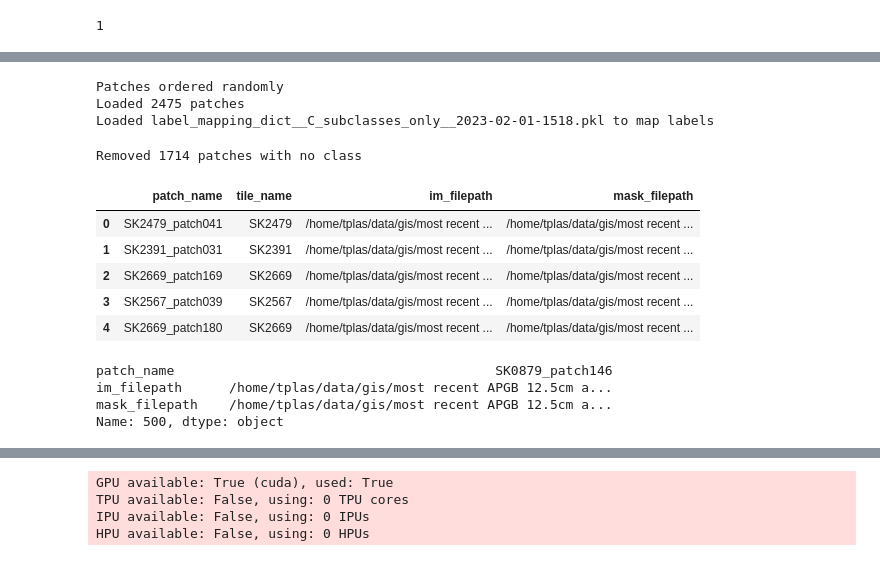
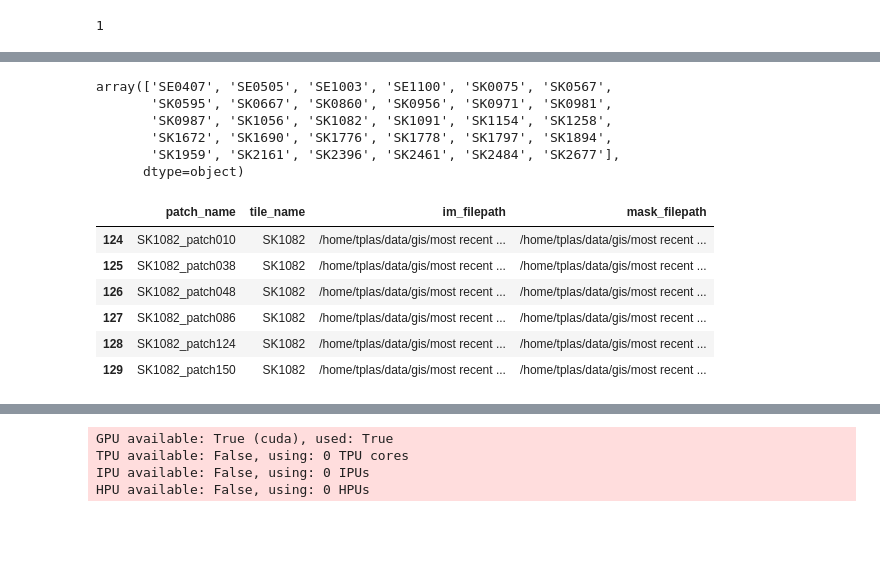
Before and after one commit to pdnpa/cnn-land-cover, a Jupyter notebook: notebooks/Evaluate trained network.ipynb, the cells around one changed output, grey strips where cells are left out. Drawn from its saved outputs; the diff is of its cells as text; code cells hidden in the pictures; blank space fills up the shorter version.

```diff
--- a/notebooks/Evaluate trained network.ipynb
+++ b/notebooks/Evaluate trained network.ipynb
@@ -298,49 +312,0 @@ Length of dataset: 761
-# %%
-## Patches of eval data set:
-# dir_im_patches = '/home/tplas/data/gis/most recent APGB 12.5cm aerial/evaluation_tiles/images'
-# dir_mask_patches = '/home/tplas/data/gis/most recent APGB 12.5cm aerial/evaluation_tiles/masks_80s/'
-# dir_mask_patches_2 = '/home/tplas/data/gis/most recent APGB 12.5cm aerial/evaluation_tiles/masks_2022/'
-
-## Training data:
-dir_im_patches = '/home/tplas/data/gis/most recent APGB 12.5cm aerial/CDE_training_tiles/images'
-dir_mask_patches_2 = '/home/tplas/data/gis/most recent APGB 12.5cm aerial/CDE_training_tiles/masks/'
-
-# path_mapping_dict = '/home/tplas/repos/cnn-land-cover/content/label_mapping_dicts/label_mapping_dict__main_categories__2022-11-17-1512.pkl'
-path_mapping_dict = '/home/tplas/repos/cnn-land-cover/content/label_mapping_dicts/label_mapping_dict__C_subclasses_only__2023-02-01-1518.pkl'
-
-assert LCU.dict_training_details['n_classes'] == 6
-
-# Create DS with just 1 set of masks:
-test_ds = lcm.DataSetPatches(im_dir=dir_im_patches, mask_dir=dir_mask_patches_2,
-                            # mask_suffix='_lc_2022_mask.npy',
-                            mask_suffix='_lc_80s_mask.npy',
-                            preprocessing_func=LCU.preprocessing_func, path_mapping_dict=path_mapping_dict,
-                            shuffle_order_patches=True, relabel_masks=True,
-                            subsample_patches=False, frac_subsample=.2)
-test_ds.remove_no_class_patches()
-## Create DS with 2 sets of masks:
-# test_ds = lcm.DataSetPatchesTwoMasks(im_dir=dir_im_patches, mask_dir=dir_mask_patches,
-#                             mask_suffix='_lc_80s_mask.npy',
-#                             mask_dir_2=dir_mask_patches_2,
-#                             mask_suffix_2='_lc_2022_mask.npy',
-#                             preprocessing_func=LCU.preprocessing_func, path_mapping_dict=path_mapping_dict,
-#                             shuffle_order_patches=True, relabel_masks=True,
-#                             subsample_patches=False, frac_subsample=1)
-
-assert test_ds.n_classes == LCU.dict_training_details['n_classes']
-test_dl = torch.utils.data.DataLoader(test_ds, batch_size=20, num_workers=16)
-# %% [output]
-Patches ordered randomly
-Loaded 2475 patches
-Loaded label_mapping_dict__C_subclasses_only__2023-02-01-1518.pkl to map labels
-Removed 1714 patches with no class
-# %%
-# test_ds.create_df_patches()
-test_ds.df_patches.head()
-# %% [output]
-|  | patch_name | tile_name | im_filepath | mask_filepath |
-| 0 | SK2479_patch041 | SK2479 | /home/tplas/data/gis/most recent ... | /home/tplas/data/gis/most recent ... |
-| 1 | SK2391_patch031 | SK2391 | /home/tplas/data/gis/most recent ... | /home/tplas/data/gis/most recent ... |
-| 2 | SK2669_patch169 | SK2669 | /home/tplas/data/gis/most recent ... | /home/tplas/data/gis/most recent ... |
-| 3 | SK2567_patch039 | SK2567 | /home/tplas/data/gis/most recent ... | /home/tplas/data/gis/most recent ... |
-| 4 | SK2669_patch180 | SK2669 | /home/tplas/data/gis/most recent ... | /home/tplas/data/gis/most recent ... |
@@ -351,9 +313,21 @@ trainer.test(model=LCU, dataloaders=test_dl)
 # %%
-test_ds.df_patches.iloc[500]
+test_ds.df_patches['tile_name'].unique()
 # %% [output]
-patch_name                                         SK0879_patch146
-im_filepath      /home/tplas/data/gis/most recent APGB 12.5cm a...
-mask_filepath    /home/tplas/data/gis/most recent APGB 12.5cm a...
-Name: 500, dtype: object
+array(['SE0407', 'SE0505', 'SE1003', 'SE1100', 'SK0075', 'SK0567',
+       'SK0595', 'SK0667', 'SK0860', 'SK0956', 'SK0971', 'SK0981',
+       'SK0987', 'SK1056', 'SK1082', 'SK1091', 'SK1154', 'SK1258',
+       'SK1672', 'SK1690', 'SK1776', 'SK1778', 'SK1797', 'SK1894',
+       'SK1959', 'SK2161', 'SK2396', 'SK2461', 'SK2484', 'SK2677'],
+      dtype=object)
+# %%
+test_ds.df_patches[test_ds.df_patches['tile_name'] == 'SK1082']
+# %% [output]
+|  | patch_name | tile_name | im_filepath | mask_filepath |
+| 124 | SK1082_patch010 | SK1082 | /home/tplas/data/gis/most recent ... | /home/tplas/data/gis/most recent ... |
+| 125 | SK1082_patch038 | SK1082 | /home/tplas/data/gis/most recent ... | /home/tplas/data/gis/most recent ... |
+| 126 | SK1082_patch048 | SK1082 | /home/tplas/data/gis/most recent ... | /home/tplas/data/gis/most recent ... |
+| 127 | SK1082_patch086 | SK1082 | /home/tplas/data/gis/most recent ... | /home/tplas/data/gis/most recent ... |
+| 128 | SK1082_patch124 | SK1082 | /home/tplas/data/gis/most recent ... | /home/tplas/data/gis/most recent ... |
+| 129 | SK1082_patch150 | SK1082 | /home/tplas/data/gis/most recent ... | /home/tplas/data/gis/most recent ... |
 # %%
 kk += 4
```
Also changed, not shown: parts of 20 cells of this notebook, 5 other files.
